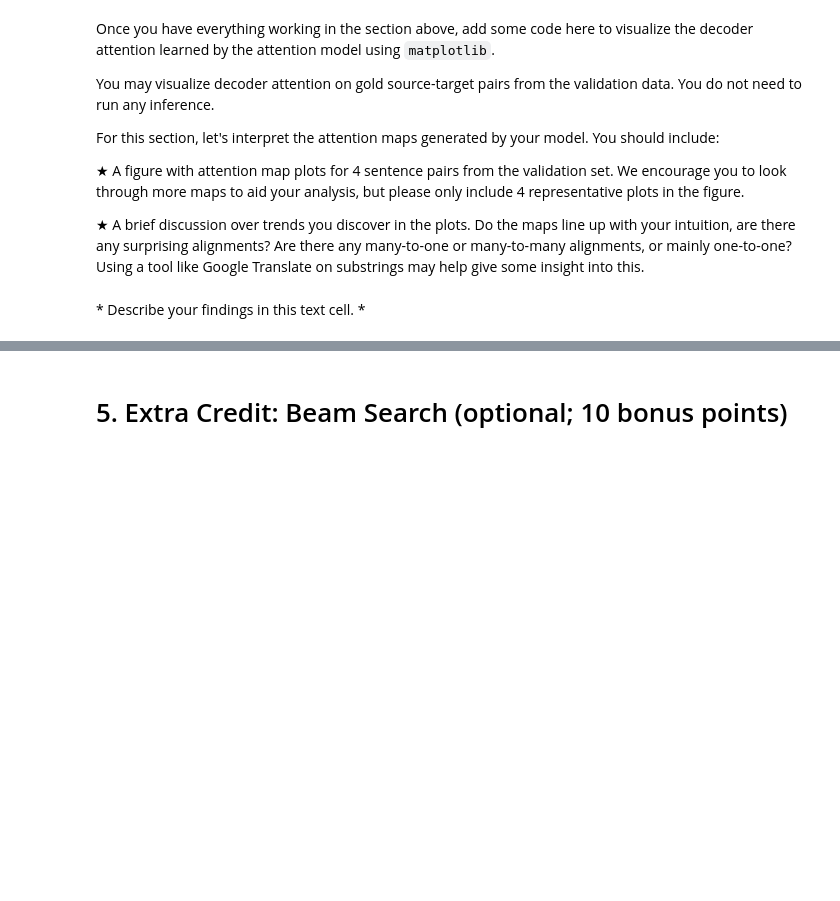
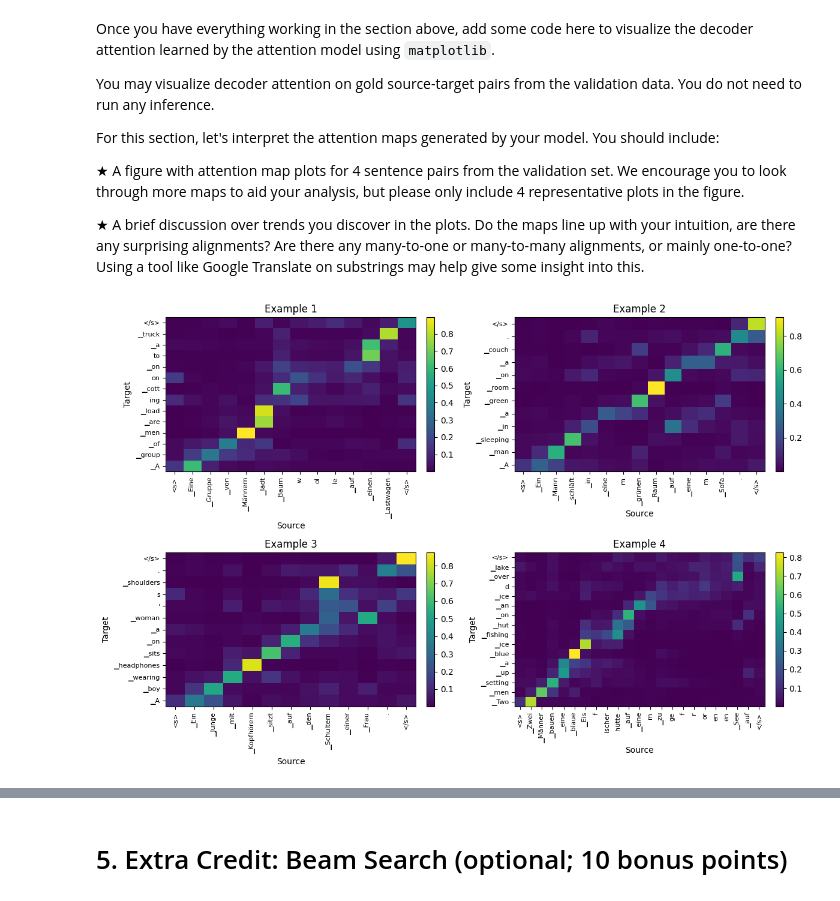
Before and after one commit to sanjay-adhikesaven/nlp183_hw3, a Jupyter notebook: CS_183_HW3.ipynb, the cells around one changed output, grey strips where cells are left out. Drawn from its saved outputs; the diff is of its cells as text; code cells hidden in the pictures; blank space fills up the shorter version.

```diff
--- a/CS_183_HW3.ipynb
+++ b/CS_183_HW3.ipynb
@@ -174,6 +174,7 @@ def softmax(logits, temp = 1):
     return p / p.sum()
 
 def next_tok_prob(prefix: List[int], temperature: float):
+  prefix = [int(t) for t in prefix]
   logits = get_next_token_scores(prefix)
   return softmax(logits, temperature)
 # %% [markdown]
@@ -185,6 +186,6 @@ def sequence_prob(prefix: str, text: str, temperature: float):
   log_prob = 0.0
   for token in tokenized_sequence:
       p = next_tok_prob(tokenized_prefix, temperature)
-      log_prob += np.log(p[token])
+      log_prob += np.log(p[token] + 1e-14)
       tokenized_prefix.append(token)
   return float(np.exp(log_prob))
@@ -1500,18 +1607,13 @@ class MLPClassifier(nn.Module):
 # %%
-last_emb_accuracy = None
-mean_emb_accuracy = None
+mean_clf = MLPClassifier()
+mean_clf.fit(train_loader_mean)
 
-last_emb_precision = None
-mean_emb_precision = None
+last_clf = MLPClassifier()
+last_clf.fit(train_loader_last)
 
-last_emb_recall = None
-mean_emb_recall = None
+mean_emb_accuracy, mean_emb_precision, mean_emb_recall, mean_emb_f1, mean_predictions = mean_clf.eval_metrics(test_loader_mean)
 
-last_emb_f1 = None
-mean_emb_f1 = None
-
-mean_predictions = [] # this should be a list of your 0/1 predictions for each item in the test set
-last_predictions = []
+last_emb_accuracy, last_emb_precision, last_emb_recall, last_emb_f1, last_predictions = last_clf.eval_metrics(test_loader_last)
 
 with open('results/imdb_lstm_classifier_results.json', 'w') as f:
 	json.dump({
@@ -2212,2 +2460,40 @@ For this section, let's interpret the attention maps generated by your model. Yo
-# %% [markdown]
-\* Describe your findings in this text cell. \*
+# %%
+# You may find the following annotated heatmap tutorial helpful:
+# https://matplotlib.org/3.1.3/gallery/images_contours_and_fields/image_annotated_heatmap.html.
+
+attention_model.eval()
+examples = list(validation_data)[:4]
+source_sents = [ex.src for ex in examples]
+target_sents = [ex.trg for ex in examples]
+
+with torch.no_grad():
+    source_batch = make_batch(source_sents)
+    target_batch = make_batch(target_sents)
+    encoder_out, encoder_mask, encoder_hidden = attention_model.encode(source_batch)
+    decoder_in = target_batch[:-1]
+    logits, _, attention = attention_model.decode(decoder_in, encoder_hidden, encoder_out, encoder_mask)
+
+fig, axes = plt.subplots(2, 2, figsize=(12, 8))
+
+for i, ax in enumerate(axes.ravel()):
+    enc_ids = source_batch[:, i].tolist()
+    dec_ids = target_batch[1:, i].tolist()
+    enc_tokens = [vocab.IdToPiece(t) for t in enc_ids if t not in (pad_id,)]
+    dec_tokens = [vocab.IdToPiece(t) for t in dec_ids if t not in (pad_id,)]
+
+
+    A = attention[:len(dec_tokens), i, :len(enc_tokens)].cpu().numpy()  # (T_dec, T_enc)
+
+    im = ax.imshow(A, aspect='auto', origin='lower')
+    ax.set_xticks(range(len(enc_tokens)))
+    ax.set_yticks(range(len(dec_tokens)))
+    ax.set_xticklabels(enc_tokens, rotation=90, fontsize=8)
+    ax.set_yticklabels(dec_tokens, fontsize=8)
+    ax.set_xlabel("Source"); ax.set_ylabel("Target")
+    ax.set_title(f"Example {i+1}")
+    fig.colorbar(im, ax=ax, fraction=0.046, pad=0.04)
+
+plt.tight_layout()
+plt.show()
+# %% [output]
+[figure, added]
```
Also changed, not shown: parts of 33 cells of this notebook.
